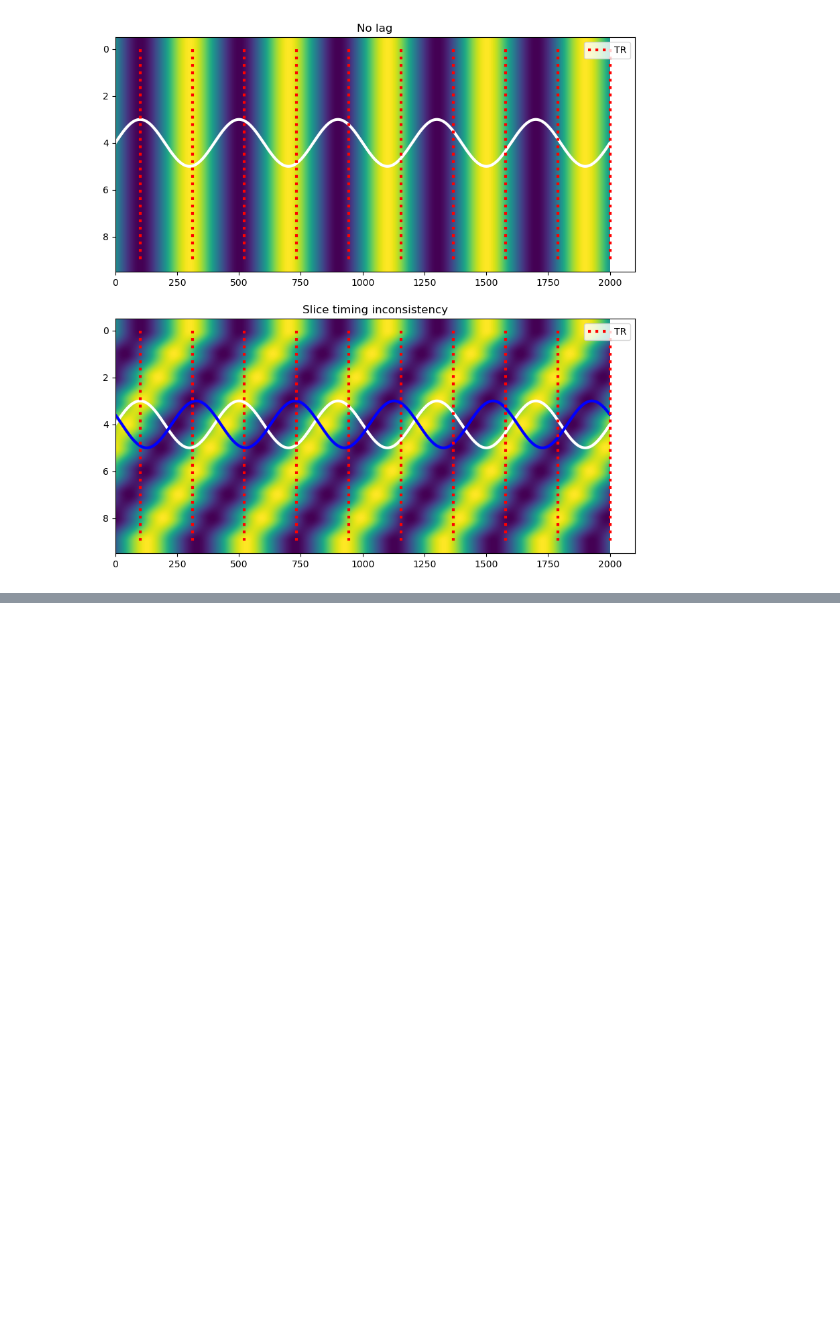
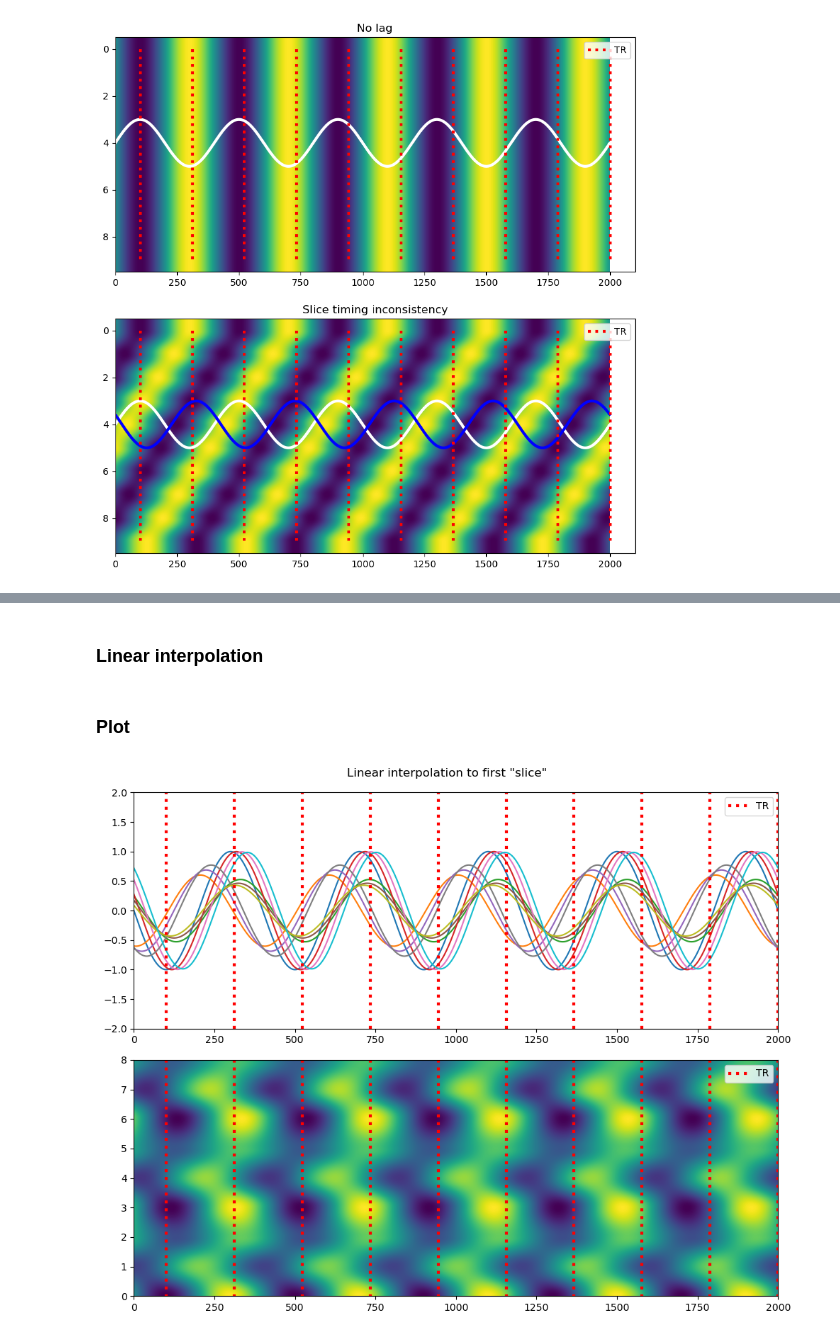
Before and after one commit to w-decker/SliceTime_TempDeriv, a Jupyter notebook: notebook.ipynb, the cells around one changed output, grey strips where cells are left out. Drawn from its saved outputs; the diff is of its cells as text; code cells hidden in the pictures; blank space fills up the shorter version.

```diff
--- a/notebook.ipynb
+++ b/notebook.ipynb
@@ -93,0 +99,27 @@ fig.tight_layout()
+# %% [markdown]
+### Linear interpolation
+# %%
+X_2 = np.copy(X_1)
+point = X_1[0, :]
+for i in range(1, len(X_2)):
+    f = interp1d(point, X_1[i, :])
+    X_2[i, :] = f(X_1[i, :])
+# %% [markdown]
+### Plot
+# %%
+fig, ax = plt.subplots(ncols=1, nrows=2, figsize=(10, 8))
+ax[0].plot(X_2.T)
+ax[0].set_xlim(0, 2000)
+ax[0].set_ylim(-2, 2)
+ax[1].imshow(X_2, aspect='auto');
+ax[1].set_xlim(0, 2000)
+ax[1].set_ylim(0, 8)
+
+for i in range(2):
+    ax[i].vlines(x=np.linspace(100, 2000, 10), ymin=-2, ymax=9, color='red', label='TR', linestyle='dotted', lw=3)
+    ax[i].legend()
+
+fig.suptitle('Linear interpolation to first "slice"')
+fig.tight_layout()
+# %% [output]
+[figure, added]
```
Also changed, not shown: parts of 4 cells of this notebook.
